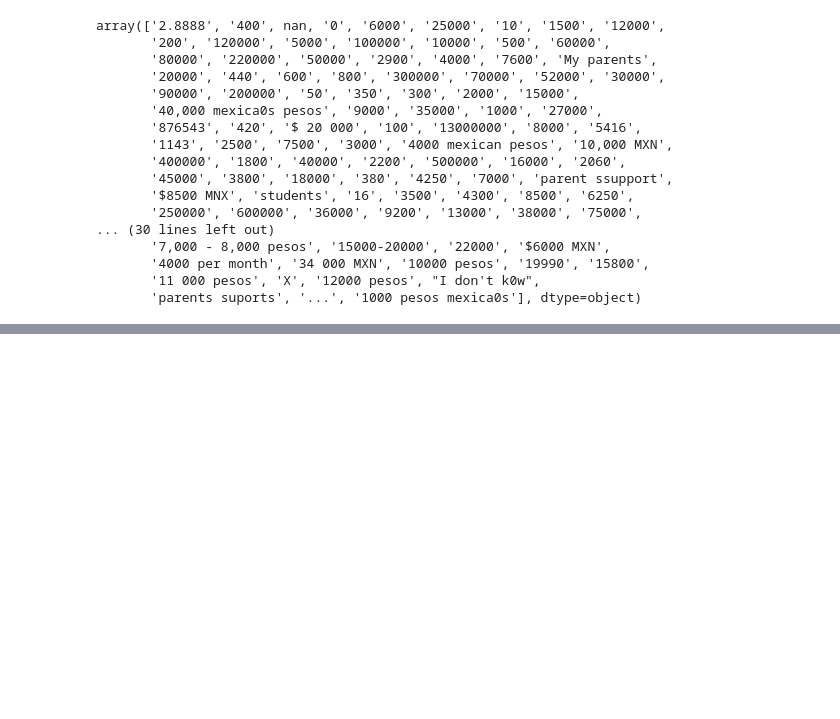
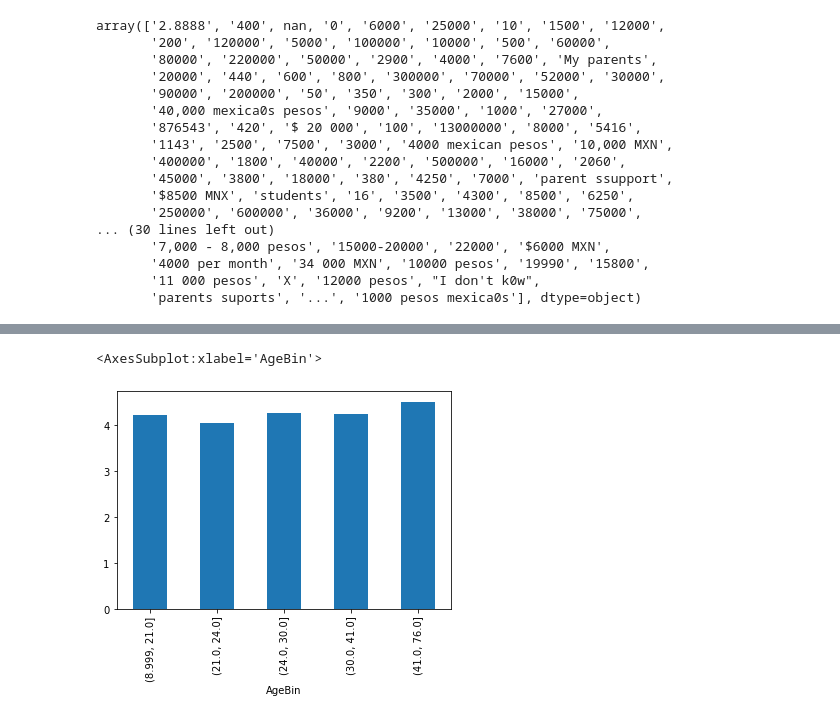
Before and after one commit to Srj/Survey_Hypothesis_Testing, a Jupyter notebook: Data_Cleaning.ipynb, the cells around one changed output, grey strips where cells are left out. Saved outputs shown, nothing was run; the diff lists cells and outputs as text; code cells hidden in the pictures; blank space fills up the shorter version.

```diff
--- a/Data_Cleaning.ipynb
+++ b/Data_Cleaning.ipynb
@@ -223,0 +216,6 @@ SyntaxError: invalid syntax (<ipython-input-142-dd9234a0e43a>, line 1)
+# %%
+test = df.groupby(['AgeBin'])['Access_Of_Information'].mean()
+test.plot.bar()
+# %% [output]
+<AxesSubplot:xlabel='AgeBin'>
+[figure, added]
```
Also changed, not shown: parts of 16 cells of this notebook, 3 other files.
